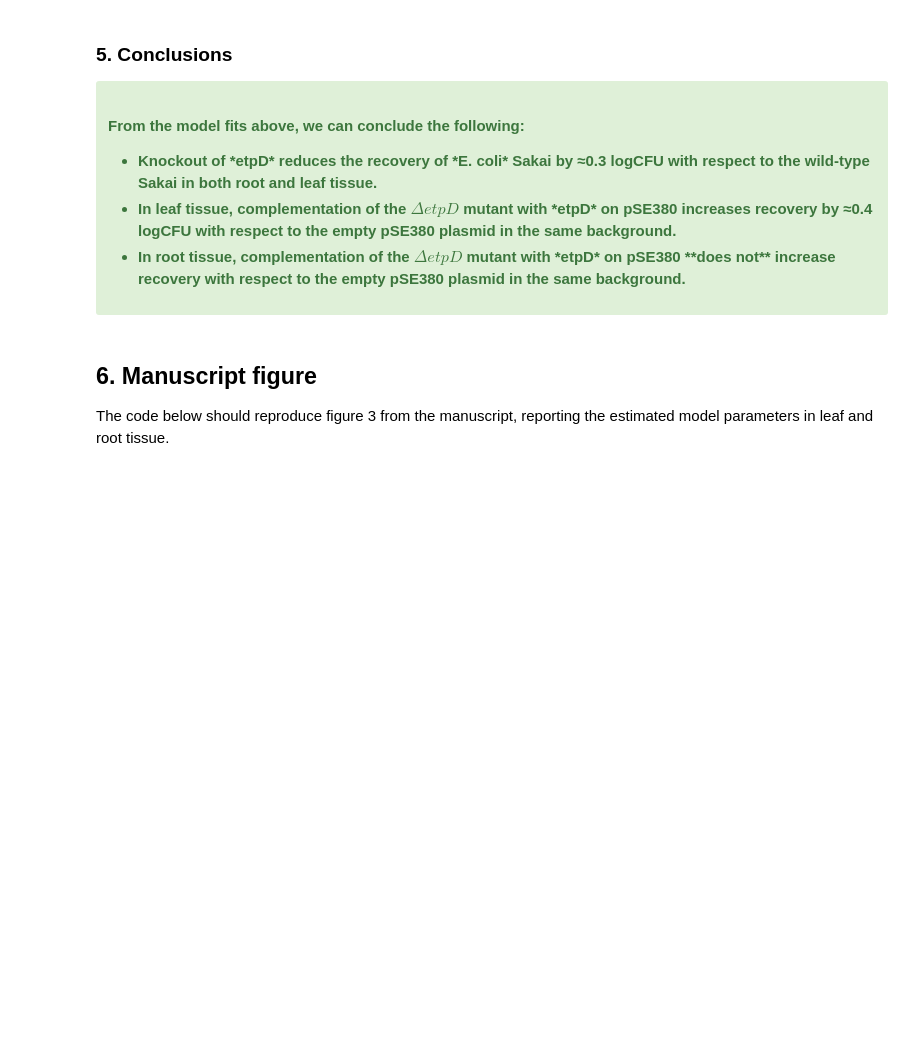
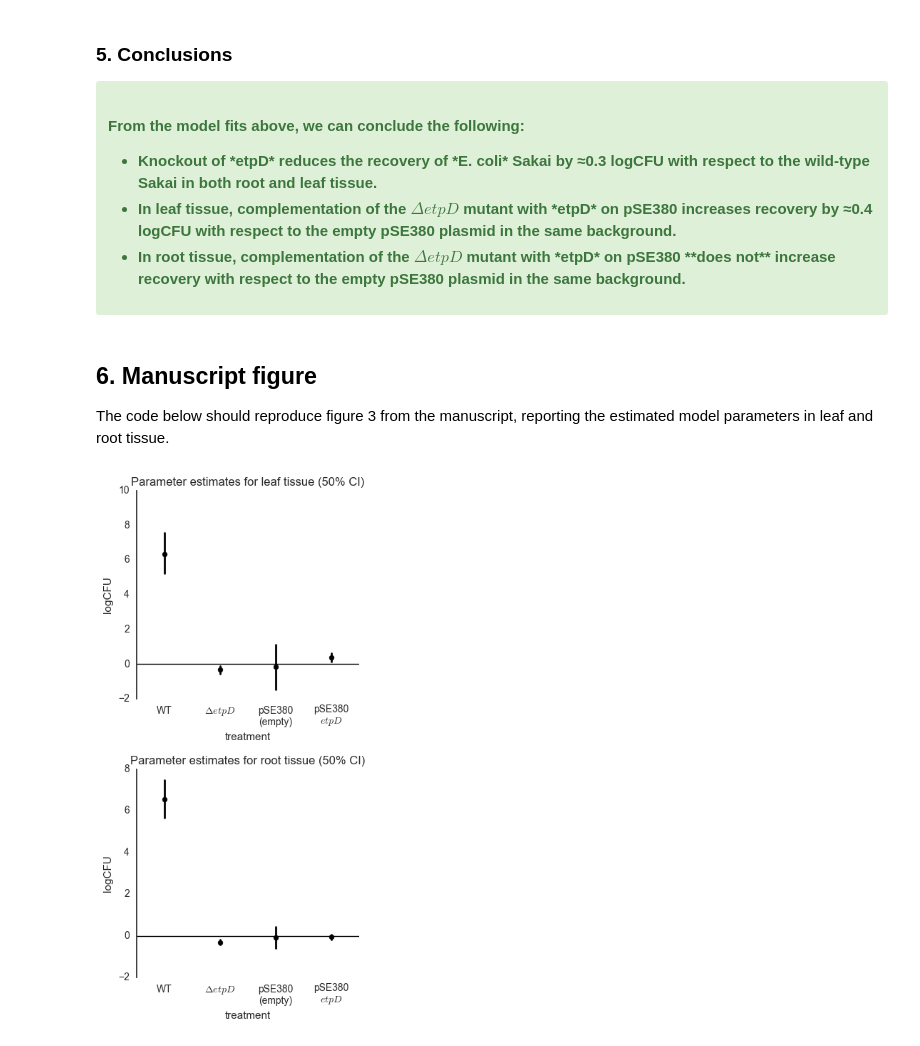
Before and after one commit to widdowquinn/SI_Holmes_etal_2017, a Jupyter notebook: notebooks/04-etpD.ipynb, the cells around one changed output. Drawn from its saved outputs; the diff is of its cells as text; code cells hidden in the pictures; blank space fills up the shorter version.

Commit message:
add code to render figure 3, and complete text
also adds final version in .html format

```diff
--- a/notebooks/04-etpD.ipynb
+++ b/notebooks/04-etpD.ipynb
@@ -675,5 +677,59 @@ From the model fits above, we can conclude the following:
 ## 6. Manuscript figure
 
 The code below should reproduce figure 3 from the manuscript, reporting the estimated model parameters in leaf and root tissue.
-# %%
-sns.set_style("darkgrid")
+# %%
+def extract_fit_vars(fit):
+    """Return a pandas dataframe summarising estimated parameters."""
+    dfs = []
+    for param in ['a', 'b', 'g', 'd']:
+        df = tools.extract_fit_variable_summary(fit, param)
+        df.columns=['2.5pc', '25pc', '75pc', '97.5pc', 'mean', 'median', 'sem']
+        df.index=[param]
+        dfs.append(df)
+    return pd.concat(dfs)
+
+def plot_params(df, ax, title):
+    """Plot the parameter estimates as ball and stick"""
+    vals = df['median']  # balls
+    cilo = df['2.5pc']    # lower end of 50% CI
+    cihi = df['97.5pc']    # upper end of 50% CI
+
+    # Add balls to plot
+    ax.scatter(range(len(df)), vals, c='k', marker='.', s=100)
+    for idx, val, vlo, vhi in zip(range(len(df)), vals, cilo, cihi):
+        ax.plot([idx, idx], [vlo, vhi], color='k', lw=2)
+
+    # Format plot
+    sns.despine(bottom=True)
+    ax.set_title(title)
+    ax.set_xticks([0, 1, 2, 3])
+    ax.axhline(color='k', lw=1)
+    ax.set_ylabel('logCFU')
+    ax.set_xlabel('treatment')
+    ax.set_xticklabels([r'WT', r'$\Delta etpD$', 'pSE380\n(empty)', 'pSE380\n$etpD$'])
+
+# Set default seaborn style (plain, black and white)
+sns.set_style("white")
+
+# Construct the axes for drawing
+fig = plt.figure(figsize=(4, 8))
+leaf_ax = fig.add_subplot(2, 1, 1)
+root_ax = fig.add_subplot(2, 1, 2)
+
+# Modify margins
+plt.subplots_adjust(left=0.1, right=0.9, top=0.8, bottom=0.2)
+
+# Render ball-and-stick plots for each fit
+plot_params(extract_fit_vars(root_fit), root_ax,
+            'Parameter estimates for root tissue (50% CI)')
+plot_params(extract_fit_vars(leaf_fit), leaf_ax,
+            'Parameter estimates for leaf tissue (50% CI)')
+
+plt.tight_layout()
+
+# Save figure in useful formats (.tif is not available)
+plt.savefig('figure3.png', dpi=600)
+plt.savefig('figure3.pdf')
+plt.savefig('figure3.eps');
+# %% [output]
+[figure, added]
```
Also changed, not shown: parts of 4 cells of this notebook, 1 other file.
